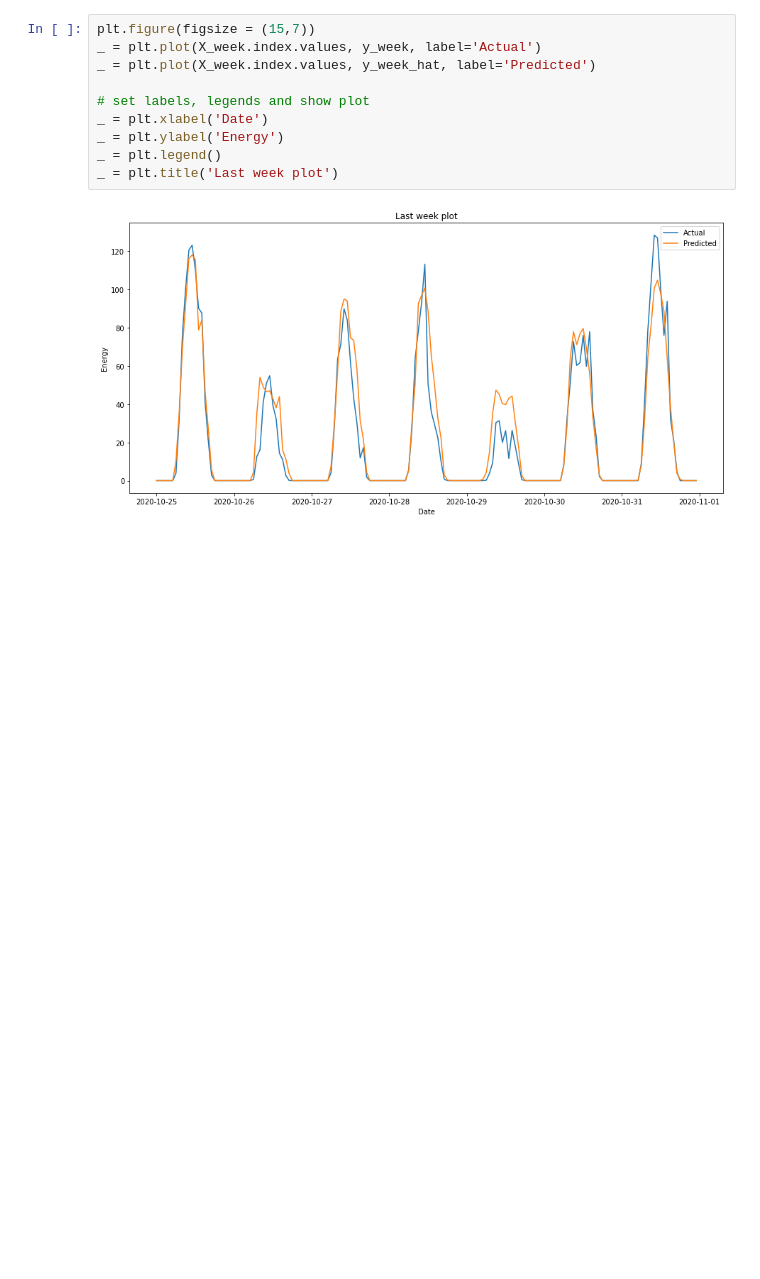
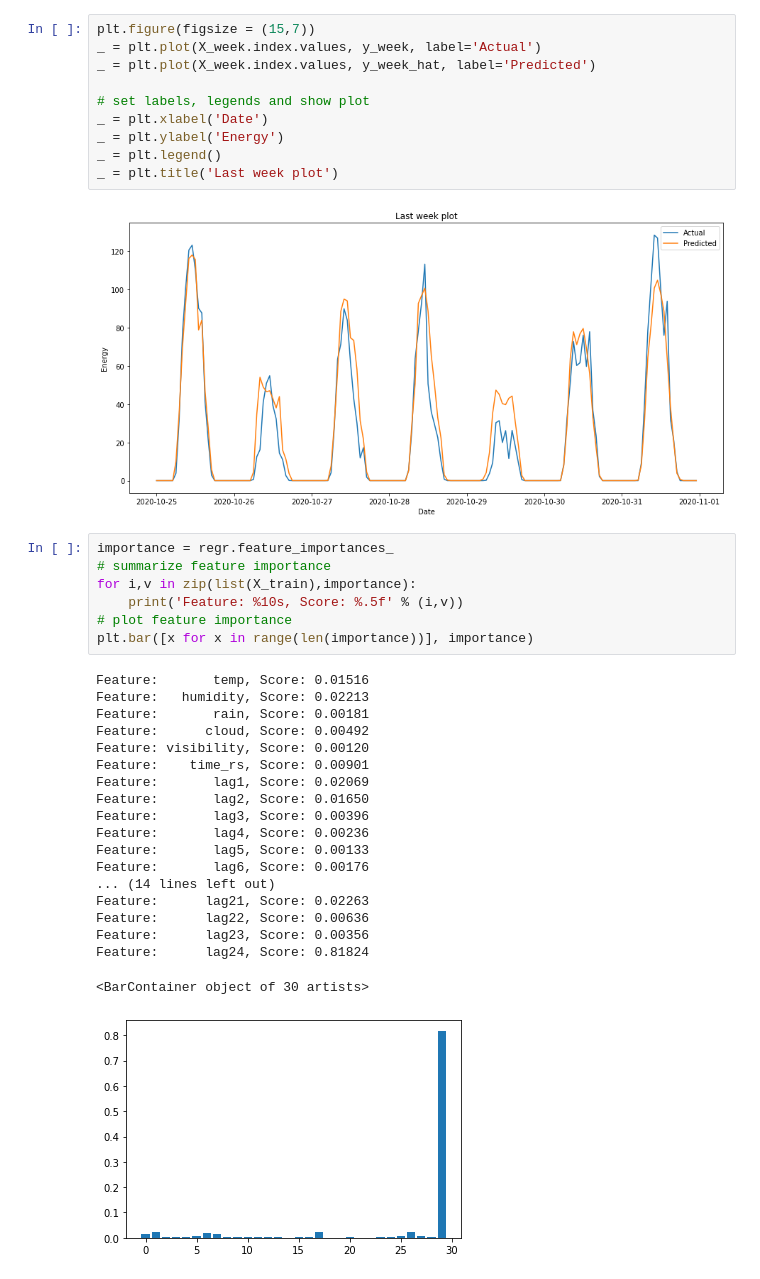
Before and after one commit to fomapavlov/EMS_Workshop, a Jupyter notebook: Random Forest Regressor.ipynb, the cells around one changed output. Cells and saved outputs as stored; diff of their text form; blank space fills up the shorter version.

```diff
--- a/Random Forest Regressor.ipynb
+++ b/Random Forest Regressor.ipynb
@@ -290,3 +307,30 @@ _ = plt.legend()
 _ = plt.title('Last week plot')
 # %% [output]
 [figure]
+# %%
+importance = regr.feature_importances_
+# summarize feature importance
+for i,v in zip(list(X_train),importance):
+    print('Feature: %10s, Score: %.5f' % (i,v))
+# plot feature importance
+plt.bar([x for x in range(len(importance))], importance)
+# %% [output]
+Feature:       temp, Score: 0.01516
+Feature:   humidity, Score: 0.02213
+Feature:       rain, Score: 0.00181
+Feature:      cloud, Score: 0.00492
+Feature: visibility, Score: 0.00120
+Feature:    time_rs, Score: 0.00901
+Feature:       lag1, Score: 0.02069
+Feature:       lag2, Score: 0.01650
+Feature:       lag3, Score: 0.00396
+Feature:       lag4, Score: 0.00236
+Feature:       lag5, Score: 0.00133
+Feature:       lag6, Score: 0.00176
+... (14 lines left out)
+Feature:      lag21, Score: 0.02263
+Feature:      lag22, Score: 0.00636
+Feature:      lag23, Score: 0.00356
+Feature:      lag24, Score: 0.81824
+<BarContainer object of 30 artists>
+[figure, added]
```
Also changed, not shown: parts of 2 cells of this notebook, 3 other files.
